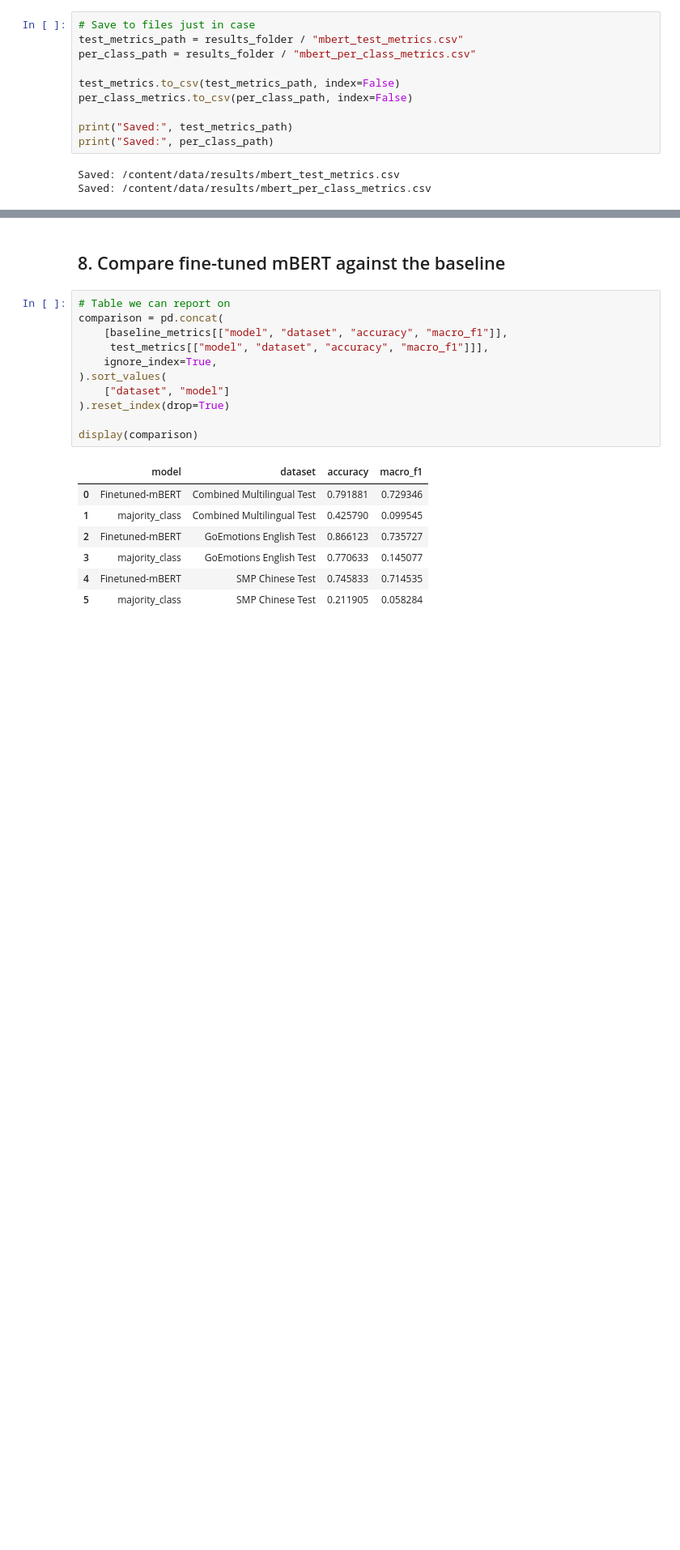
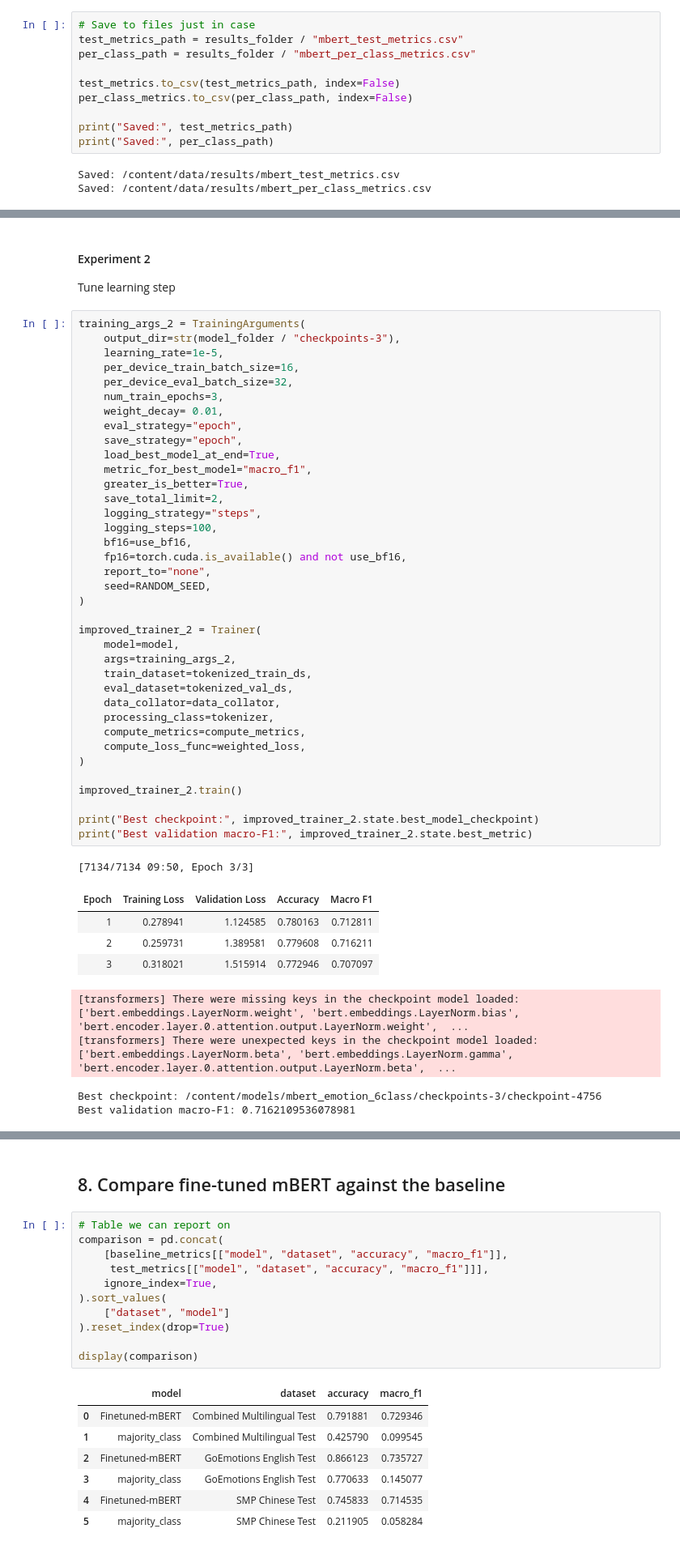
Before and after one commit to cierrajagan/W266-slang-emotion-mt, a Jupyter notebook: notebooks/04_mBERT_emotion_classifier.ipynb, the cells around one changed output, grey strips where cells are left out. Shown at 81% size. Saved outputs shown, nothing was run; the diff lists cells and outputs as text; blank space fills up the shorter version.

```diff
--- a/notebooks/04_mBERT_emotion_classifier.ipynb
+++ b/notebooks/04_mBERT_emotion_classifier.ipynb
@@ -679,0 +766,50 @@ Saved: /content/data/results/mbert_per_class_metrics.csv
+# %% [markdown]
+#### Experiment 2
+Tune learning step
+# %%
+training_args_2 = TrainingArguments(
+    output_dir=str(model_folder / "checkpoints-3"),
+    learning_rate=1e-5,
+    per_device_train_batch_size=16,
+    per_device_eval_batch_size=32,
+    num_train_epochs=3,
+    weight_decay= 0.01,
+    eval_strategy="epoch",
+    save_strategy="epoch",
+    load_best_model_at_end=True,
+    metric_for_best_model="macro_f1",
+    greater_is_better=True,
+    save_total_limit=2,
+    logging_strategy="steps",
+    logging_steps=100,
+    bf16=use_bf16,
+    fp16=torch.cuda.is_available() and not use_bf16,
+    report_to="none",
+    seed=RANDOM_SEED,
+)
+
+improved_trainer_2 = Trainer(
+    model=model,
+    args=training_args_2,
+    train_dataset=tokenized_train_ds,
+    eval_dataset=tokenized_val_ds,
+    data_collator=data_collator,
+    processing_class=tokenizer,
+    compute_metrics=compute_metrics,
+    compute_loss_func=weighted_loss,
+)
+
+improved_trainer_2.train()
+
+print("Best checkpoint:", improved_trainer_2.state.best_model_checkpoint)
+print("Best validation macro-F1:", improved_trainer_2.state.best_metric)
+# %% [output]
+[7134/7134 09:50, Epoch 3/3]
+| Epoch | Training Loss | Validation Loss | Accuracy | Macro F1 |
+| 1 | 0.278941 | 1.124585 | 0.780163 | 0.712811 |
+| 2 | 0.259731 | 1.389581 | 0.779608 | 0.716211 |
+| 3 | 0.318021 | 1.515914 | 0.772946 | 0.707097 |
+[transformers] There were missing keys in the checkpoint model loaded: ['bert.embeddings.LayerNorm.weight', 'bert.embeddings.LayerNorm.bias', 'bert.encoder.layer.0.attention.output.LayerNorm.weight',  ...
+[transformers] There were unexpected keys in the checkpoint model loaded: ['bert.embeddings.LayerNorm.beta', 'bert.embeddings.LayerNorm.gamma', 'bert.encoder.layer.0.attention.output.LayerNorm.beta',  ...
+Best checkpoint: /content/models/mbert_emotion_6class/checkpoints-3/checkpoint-4756
+Best validation macro-F1: 0.7162109536078981
```
Also changed, not shown: parts of 8 cells of this notebook, 2 other files.
